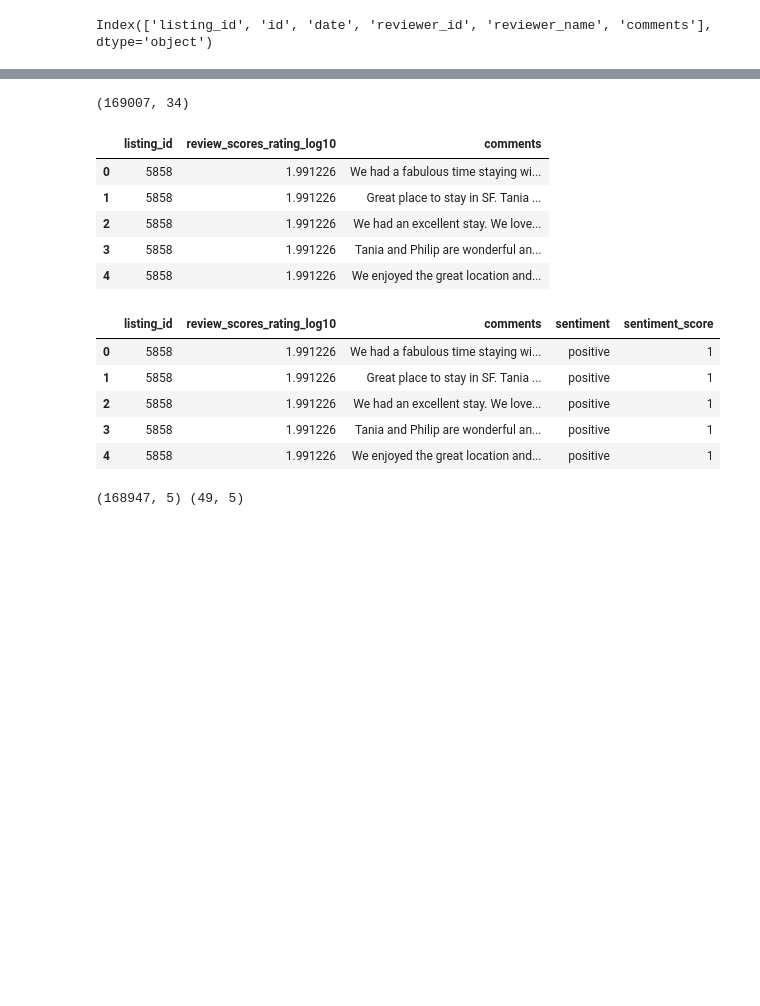
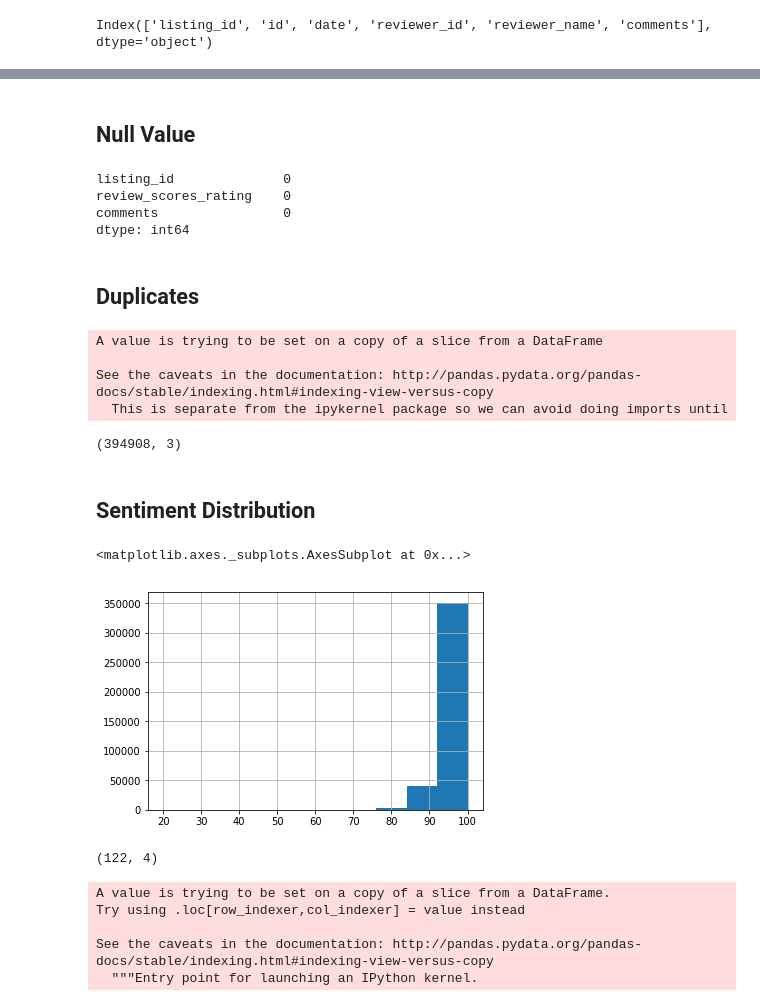
Before and after one commit to xzhou110/Airbnb, a Jupyter notebook: 03. airbnb_customer_reviews.ipynb, the cells around one changed output, grey strips where cells are left out. Drawn from its saved outputs; the diff is of its cells as text; code cells hidden in the pictures; blank space fills up the shorter version.

```diff
--- a/03. airbnb_customer_reviews.ipynb
+++ b/03. airbnb_customer_reviews.ipynb
@@ -167,27 +196,30 @@ df_listings_reviews.drop(['id'], axis=1, inplace=True)
+# %% [markdown]
+## Null Value
 # %%
-df_listings_reviews.dropna(inplace=True)
+df_smaller.dropna(inplace=True)
+# %%
+df_smaller.isnull().sum()
+# %% [output]
+listing_id              0
+review_scores_rating    0
+comments                0
+dtype: int64
+# %% [markdown]
+## Duplicates
 # %%
 # Drop any possible duplicate lines before saving the result
 
-df_listings_reviews = df_listings_reviews.drop_duplicates()
-df_listings_reviews.shape
+df_smaller.drop_duplicates(inplace=True)
+df_smaller.shape
 # %% [output]
-(169007, 34)
+A value is trying to be set on a copy of a slice from a DataFrame
+
+See the caveats in the documentation: http://pandas.pydata.org/pandas-docs/stable/indexing.html#indexing-view-versus-copy
+  This is separate from the ipykernel package so we can avoid doing imports until
+(394908, 3)
 # %%
 pkl_file = '/Users/xzhou/github/project_archives/files_airbnb/{}.pkl'
 
 pkl_path = pkl_file.format('listings_reviews')
 
 pd.to_pickle(df_listings_reviews, pkl_path)
-# %%
-# Filter to smaller subset of data. Goal is to understand the main topics within each sentiment
-
-df_smaller = df_listings_reviews.loc[:, ['listing_id', 'review_scores_rating_log10', 'comments']]
-df_smaller.head()
-# %% [output]
-|  | listing_id | review_scores_rating_log10 | comments |
-| 0 | 5858 | 1.991226 | We had a fabulous time staying wi... |
-| 1 | 5858 | 1.991226 | Great place to stay in SF. Tania ... |
-| 2 | 5858 | 1.991226 | We had an excellent stay. We love... |
-| 3 | 5858 | 1.991226 | Tania and Philip are wonderful an... |
-| 4 | 5858 | 1.991226 | We enjoyed the great location and... |
@@ -220,2 +226,14 @@ def sentiment_score(x):
-# %%
-df_smaller['sentiment'] = df_smaller.review_scores_rating_log10.apply(lambda x: sentiment(x))
+# %% [markdown]
+## Sentiment Distribution
+# %%
+df_smaller.review_scores_rating.hist(bins =10)
+# %% [output]
+<matplotlib.axes._subplots.AxesSubplot at 0x...>
+[figure, added]
+# %%
+# Get an understanding of rating distribution. It seems majority of ratings are very positive
+# The data wouldn't be helpful to understand customers' negatie sentiment
+
+df_smaller[df_smaller.review_scores_rating<=60]
+# %% [output]
+(122, 4)
@@ -222,19 +259,16 @@ df_smaller['sentiment'] = df_smaller.review_scores_rating_log10.apply(lambda x:
 # %%
-df_smaller['sentiment_score'] = df_smaller.sentiment.apply(lambda x: sentiment_score(x))
+df_smaller['sentiment_score'] = df_smaller['review_scores_rating']  \
+                              .apply(lambda x: sentiment_score(x))
+
+df_pos = df_smaller[df_smaller['sentiment_score']==1]
+df_neg = df_smaller[df_smaller['sentiment_score']==-1]
+
+print(df_pos.shape, df_neg.shape)
+# %% [output]
+A value is trying to be set on a copy of a slice from a DataFrame.
+Try using .loc[row_indexer,col_indexer] = value instead
+
+See the caveats in the documentation: http://pandas.pydata.org/pandas-docs/stable/indexing.html#indexing-view-versus-copy
+  """Entry point for launching an IPython kernel.
-# %%
-df_smaller.head()
-# %% [output]
-|  | listing_id | review_scores_rating_log10 | comments | sentiment | sentiment_score |
-| 0 | 5858 | 1.991226 | We had a fabulous time staying wi... | positive | 1 |
-| 1 | 5858 | 1.991226 | Great place to stay in SF. Tania ... | positive | 1 |
-| 2 | 5858 | 1.991226 | We had an excellent stay. We love... | positive | 1 |
-| 3 | 5858 | 1.991226 | Tania and Philip are wonderful an... | positive | 1 |
-| 4 | 5858 | 1.991226 | We enjoyed the great location and... | positive | 1 |
-# %%
-df_pos = df_smaller[df_smaller['sentiment_score']==1]
-df_neg = df_smaller[df_smaller['sentiment_score']==-1]
-print(df_pos.shape, df_neg.shape)
-# %% [output]
-(168947, 5) (49, 5)
 # %%
 df_smaller.describe (include='all')
```
Also changed, not shown: parts of 48 cells of this notebook.
